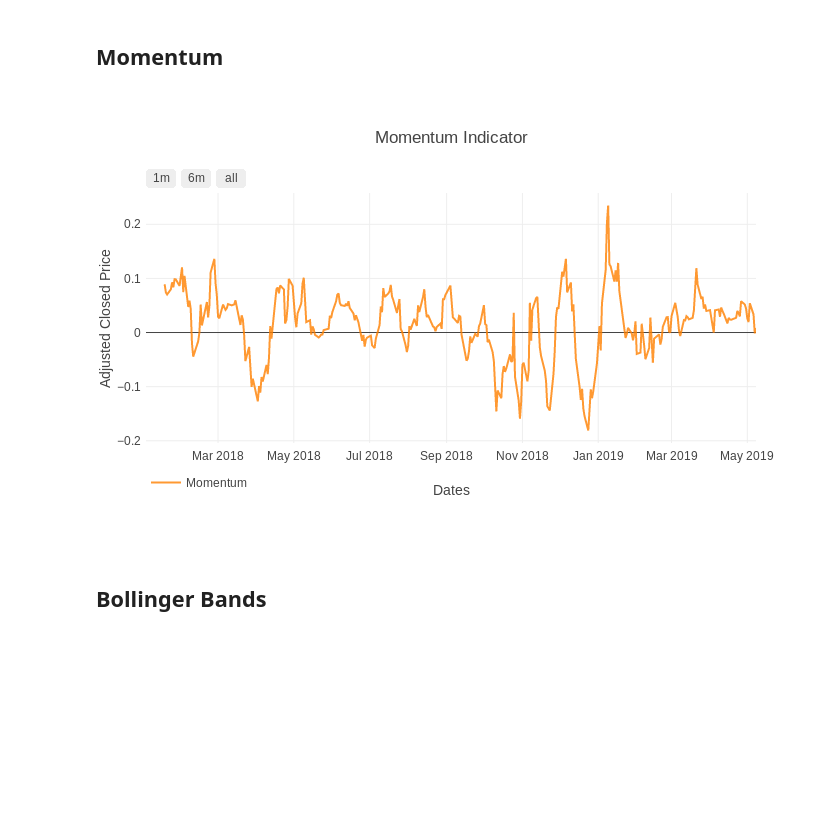
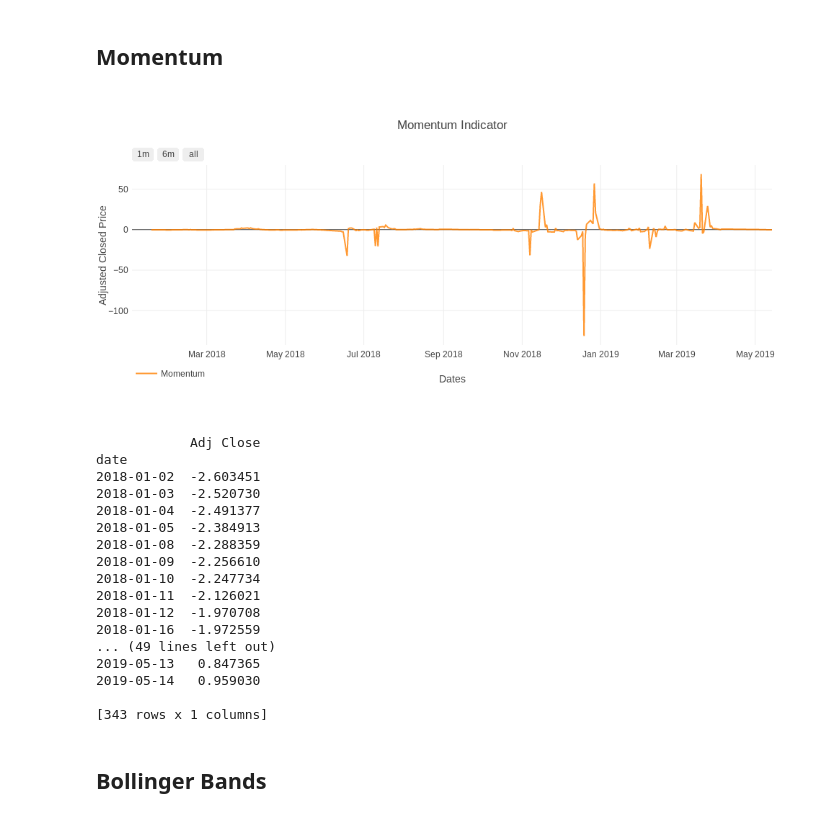
Before and after one commit to kairosart/factors, a Jupyter notebook: strategy_learner_getting_online_data.ipynb, the cells around one changed output. Cells and saved outputs as stored; diff of their text form; code cells hidden in the pictures; blank space fills up the shorter version.

```diff
--- a/strategy_learner_getting_online_data.ipynb
+++ b/strategy_learner_getting_online_data.ipynb
@@ -209,18 +209,34 @@ iplot(plot_prices)
 # %%
 normed_df = portf_value.copy()
 
-# Scalating adj_close Series
-adj_close_normalized = normalize_data(portf_value)
-
 # Compute Momentum
-mom = get_momentum(adj_close_normalized['Adj Close'], window=10)
-normed_df['Adj Close'] = adj_close_normalized
+mom = get_momentum(portf_value['Adj Close'], window=10)
 normed_df['Momentum'] = mom
 
 plot_mom = plot_momentum(normed_df, symbol, output_type='nb')
 iplot(plot_mom)
 # %% [output]
-[figure, old version]
+[figure, new version]
+# %%
+print(adj_scaled)
+# %% [output]
+            Adj Close
+date
+2018-01-02  -2.603451
+2018-01-03  -2.520730
+2018-01-04  -2.491377
+2018-01-05  -2.384913
+2018-01-08  -2.288359
+2018-01-09  -2.256610
+2018-01-10  -2.247734
+2018-01-11  -2.126021
+2018-01-12  -1.970708
+2018-01-16  -1.972559
+... (49 lines left out)
+2019-05-13   0.847365
+2019-05-14   0.959030
+
+[343 rows x 1 columns]
 # %% [markdown]
 ## Bollinger Bands
 # %%
```
Also changed, not shown: parts of 19 cells of this notebook, 1 other file.
